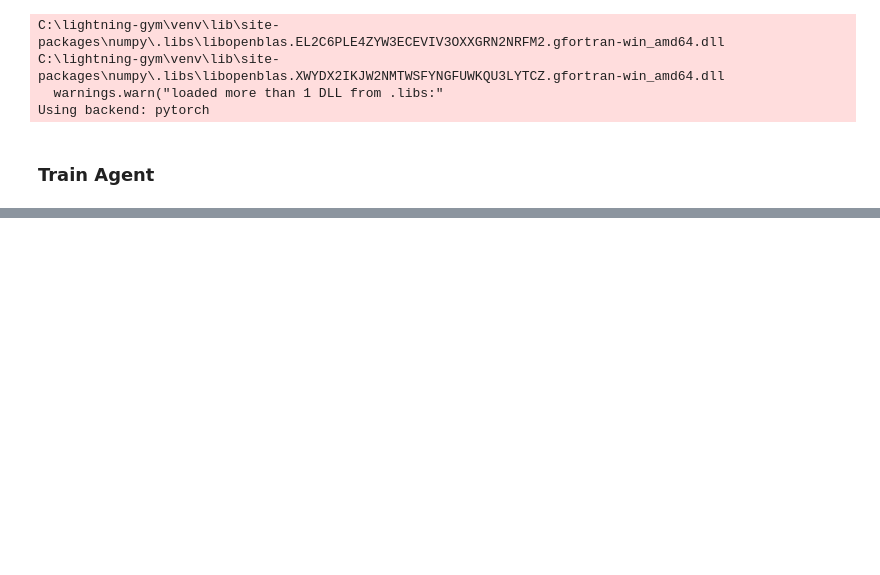
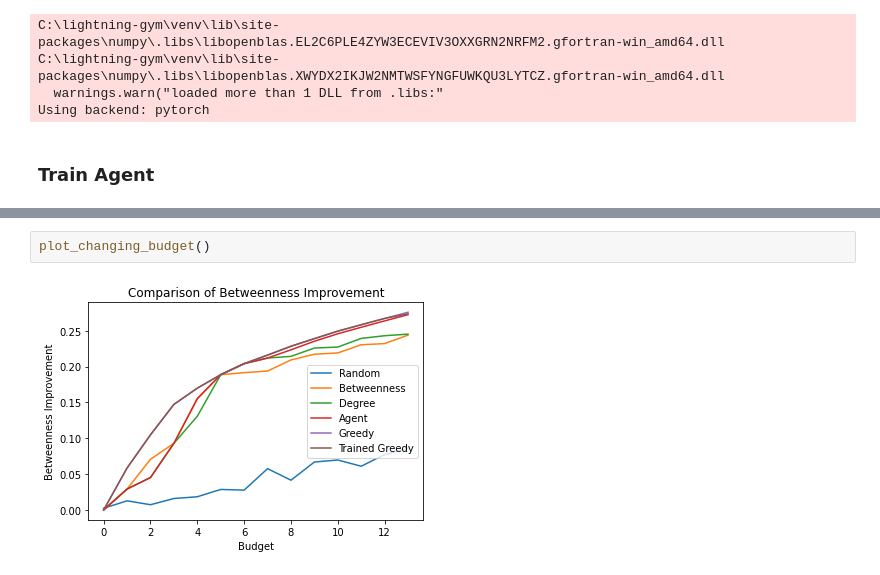
Before and after one commit to davisv7/lightning-gym, a Jupyter notebook: Report.ipynb, the cells around one changed output, grey strips where cells are left out. Drawn from its saved outputs; the diff is of its cells as text; blank space fills up the shorter version.

```diff
--- a/Report.ipynb
+++ b/Report.ipynb
@@ -93,0 +118,4 @@ gen_budget_data(config)
+# %%
+plot_changing_budget()
+# %% [output]
+[figure, added]
```
Also changed, not shown: parts of 11 cells of this notebook, 6 other files.
